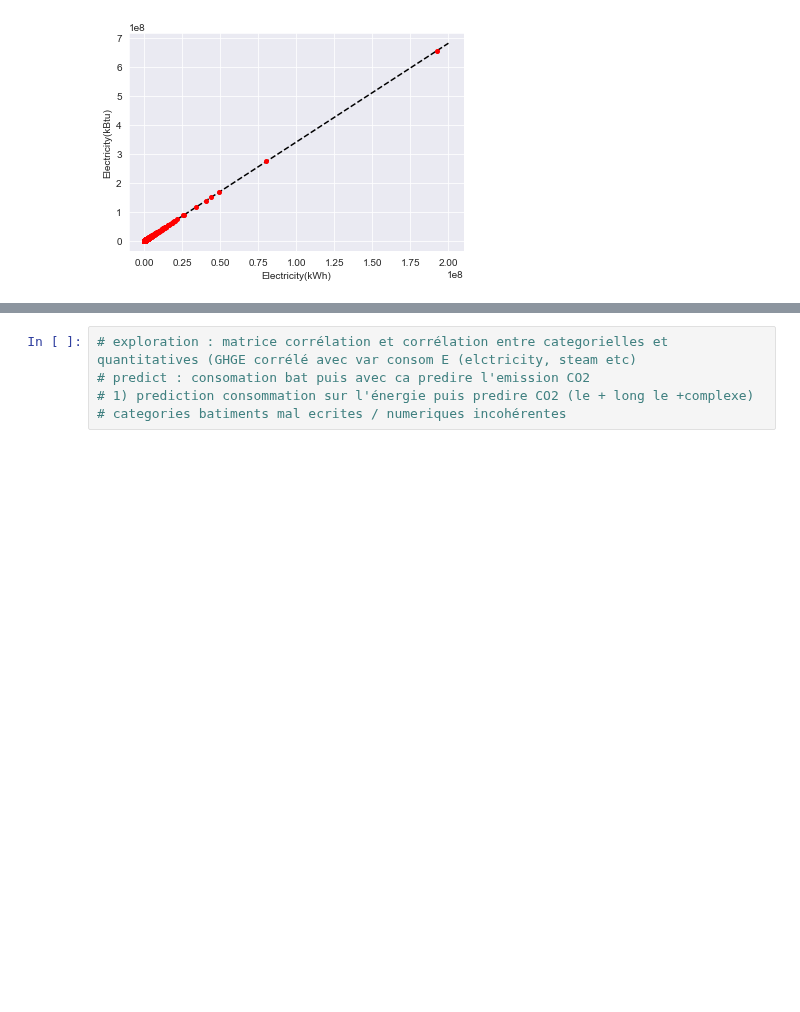
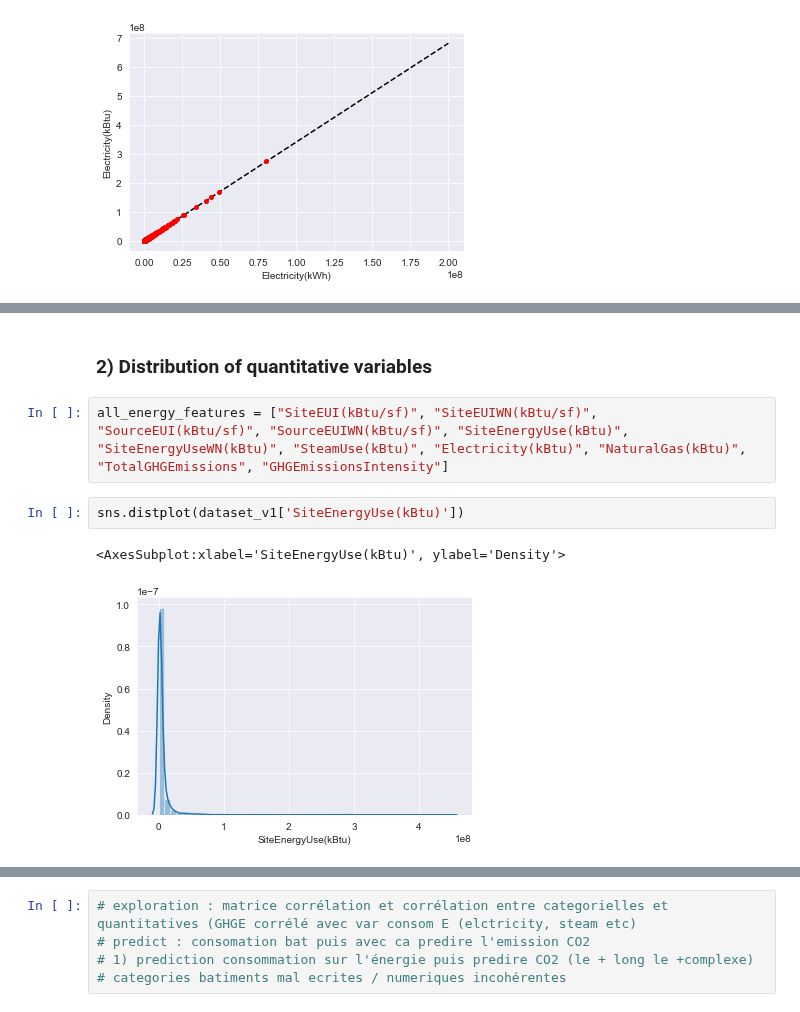
Before and after one commit to oumeima-elgharbi/P4_Data_Science_OpenClassrooms, a Jupyter notebook: P4_02_exploration.ipynb, the cells around one changed output, grey strips where cells are left out. Saved outputs shown, nothing was run; the diff lists cells and outputs as text; blank space fills up the shorter version.

```diff
--- a/P4_02_exploration.ipynb
+++ b/P4_02_exploration.ipynb
@@ -192,0 +232,9 @@ array([[34.12880736]])
+# %% [markdown]
+### 2) Distribution of quantitative variables
+# %%
+all_energy_features = ["SiteEUI(kBtu/sf)", "SiteEUIWN(kBtu/sf)", "SourceEUI(kBtu/sf)", "SourceEUIWN(kBtu/sf)", "SiteEnergyUse(kBtu)", "SiteEnergyUseWN(kBtu)", "SteamUse(kBtu)", "Electricity(kBtu)", "NaturalGas(kBtu)", "TotalGHGEmissions", "GHGEmissionsIntensity"]
+# %%
+sns.distplot(dataset_v1['SiteEnergyUse(kBtu)'])
+# %% [output]
+<AxesSubplot:xlabel='SiteEnergyUse(kBtu)', ylabel='Density'>
+[figure, added]
```
Also changed, not shown: parts of 39 cells of this notebook, 3 other files.
